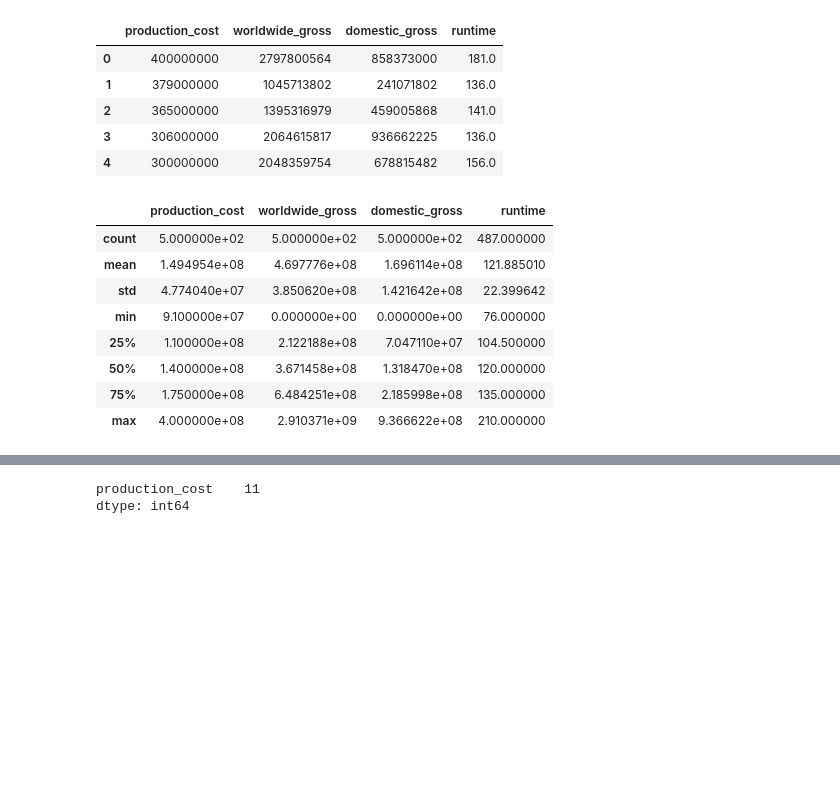
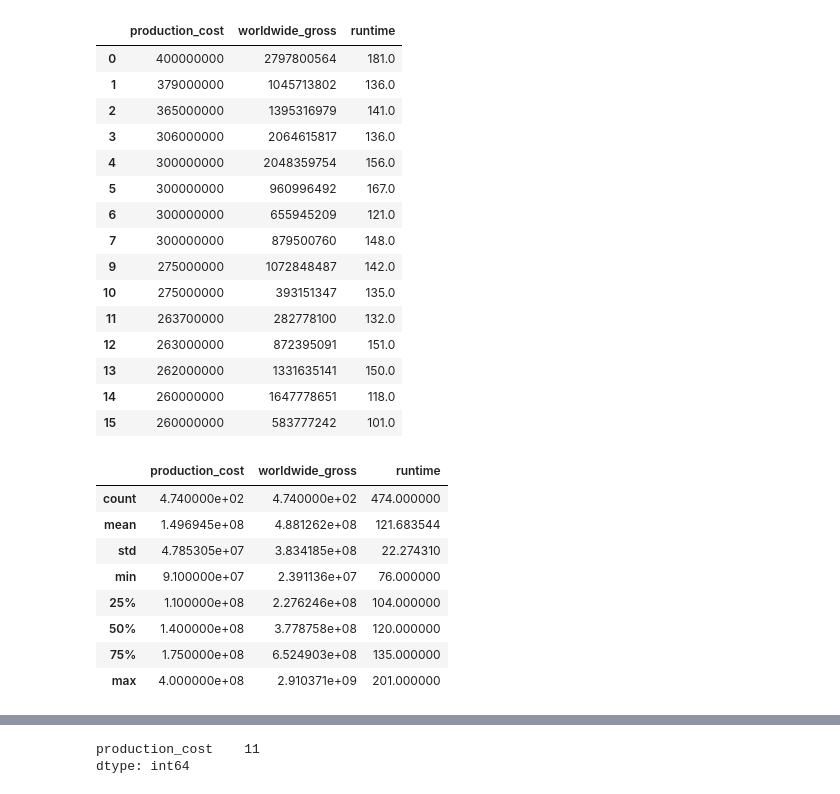
Before and after one commit to emonemoboiii/SC1015-Project-C126-Team1, a Jupyter notebook: Predicting Movie Budget Project.ipynb, the cells around one changed output, grey strips where cells are left out. Cells and saved outputs as stored; diff of their text form; code cells hidden in the pictures; blank space fills up the shorter version.

```diff
--- a/Predicting Movie Budget Project.ipynb
+++ b/Predicting Movie Budget Project.ipynb
@@ -6,8 +6,8 @@ import seaborn as sb
 import matplotlib.pyplot as plt # we only need pyplot
 sb.set() # set the default Seaborn style for graphics
 # %%
-movieData = pd.read_csv('top-500-movies.csv')
-movieData.head()
+movieDataWithNA = pd.read_csv('top-500-movies.csv')
+movieDataWithNA.head()
 # %% [output]
 |  | rank | release_date | title | url | production_cost | domestic_gross | worldwide_gross | ... |
 | 0 | 1 | 23/4/2019 | Avengers: Endgame | /movie/Avengers-Endgame-(2019)#ta... | 400000000 | 858373000 | 2797800564 | ... |
@@ -15,6 +15,9 @@ movieData.head()
 | 2 | 3 | 22/4/2015 | Avengers: Age of Ultron | /movie/Avengers-Age-of-Ultron#tab... | 365000000 | 459005868 | 1395316979 | ... |
 | 3 | 4 | 16/12/2015 | Star Wars Ep. VII: The Force Awakens | /movie/Star-Wars-Ep-VII-The-Force... | 306000000 | 936662225 | 2064615817 | ... |
 | 4 | 5 | 25/4/2018 | Avengers: Infinity War | /movie/Avengers-Infinity-War#tab=... | 300000000 | 678815482 | 2048359754 | ... |
+# %%
+movieData = movieDataWithNA.dropna()
+# to remove rows that contain NULL values
 # %%
 production_cost = pd.DataFrame(movieData['production_cost'])
 worldwide_gross = pd.DataFrame(movieData['worldwide_gross'])
@@ -22,25 +24,35 @@ domestic_gross = pd.DataFrame(movieData['domestic_gross'])
 runtime = pd.DataFrame(movieData['runtime'])
 # %%
-movieNumData = pd.DataFrame(movieData[['production_cost', 'worldwide_gross', 'domestic_gross', 'runtime']])
-movieNumData.head()
+movieNumData = pd.DataFrame(movieData[['production_cost', 'worldwide_gross','runtime']])
+movieNumData.head(15)
 # %% [output]
-|  | production_cost | worldwide_gross | domestic_gross | runtime |
-| 0 | 400000000 | 2797800564 | 858373000 | 181.0 |
-| 1 | 379000000 | 1045713802 | 241071802 | 136.0 |
-| 2 | 365000000 | 1395316979 | 459005868 | 141.0 |
-| 3 | 306000000 | 2064615817 | 936662225 | 136.0 |
-| 4 | 300000000 | 2048359754 | 678815482 | 156.0 |
+|  | production_cost | worldwide_gross | runtime |
+| 0 | 400000000 | 2797800564 | 181.0 |
+| 1 | 379000000 | 1045713802 | 136.0 |
+| 2 | 365000000 | 1395316979 | 141.0 |
+| 3 | 306000000 | 2064615817 | 136.0 |
+| 4 | 300000000 | 2048359754 | 156.0 |
+| 5 | 300000000 | 960996492 | 167.0 |
+| 6 | 300000000 | 655945209 | 121.0 |
+| 7 | 300000000 | 879500760 | 148.0 |
+| 9 | 275000000 | 1072848487 | 142.0 |
+| 10 | 275000000 | 393151347 | 135.0 |
+| 11 | 263700000 | 282778100 | 132.0 |
+| 12 | 263000000 | 872395091 | 151.0 |
+| 13 | 262000000 | 1331635141 | 150.0 |
+| 14 | 260000000 | 1647778651 | 118.0 |
+| 15 | 260000000 | 583777242 | 101.0 |
 # %%
 movieNumData.describe()
 # %% [output]
-|  | production_cost | worldwide_gross | domestic_gross | runtime |
-| count | 5.000000e+02 | 5.000000e+02 | 5.000000e+02 | 487.000000 |
-| mean | 1.494954e+08 | 4.697776e+08 | 1.696114e+08 | 121.885010 |
-| std | 4.774040e+07 | 3.850620e+08 | 1.421642e+08 | 22.399642 |
-| min | 9.100000e+07 | 0.000000e+00 | 0.000000e+00 | 76.000000 |
-| 25% | 1.100000e+08 | 2.122188e+08 | 7.047110e+07 | 104.500000 |
-| 50% | 1.400000e+08 | 3.671458e+08 | 1.318470e+08 | 120.000000 |
-| 75% | 1.750000e+08 | 6.484251e+08 | 2.185998e+08 | 135.000000 |
-| max | 4.000000e+08 | 2.910371e+09 | 9.366622e+08 | 210.000000 |
+|  | production_cost | worldwide_gross | runtime |
+| count | 4.740000e+02 | 4.740000e+02 | 474.000000 |
+| mean | 1.496945e+08 | 4.881262e+08 | 121.683544 |
+| std | 4.785305e+07 | 3.834185e+08 | 22.274310 |
+| min | 9.100000e+07 | 2.391136e+07 | 76.000000 |
+| 25% | 1.100000e+08 | 2.276246e+08 | 104.000000 |
+| 50% | 1.400000e+08 | 3.778758e+08 | 120.000000 |
+| 75% | 1.750000e+08 | 6.524903e+08 | 135.000000 |
+| max | 4.000000e+08 | 2.910371e+09 | 201.000000 |
 # %%
 # Set up matplotlib figure with three subplots
```
Also changed, not shown: parts of 8 cells of this notebook.
